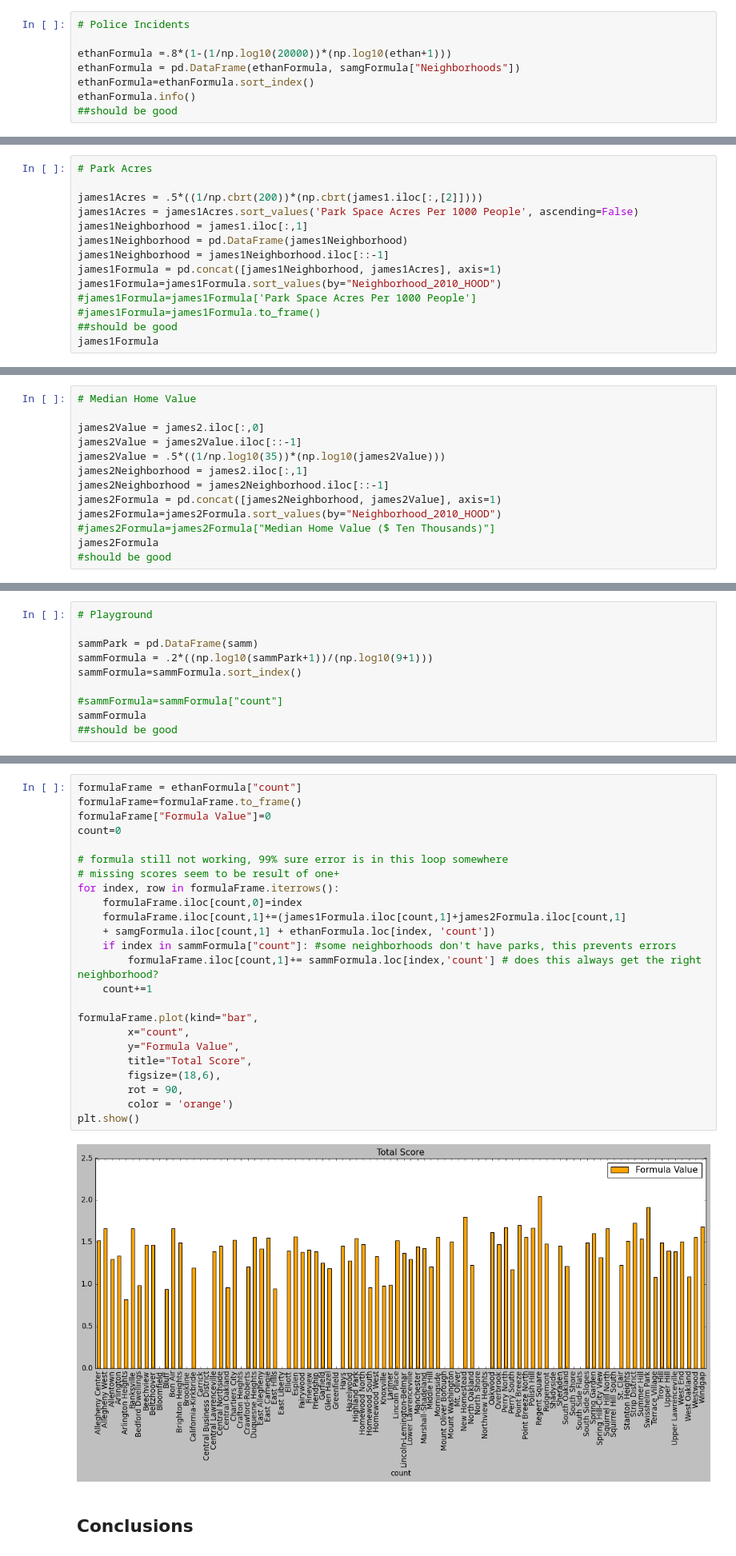
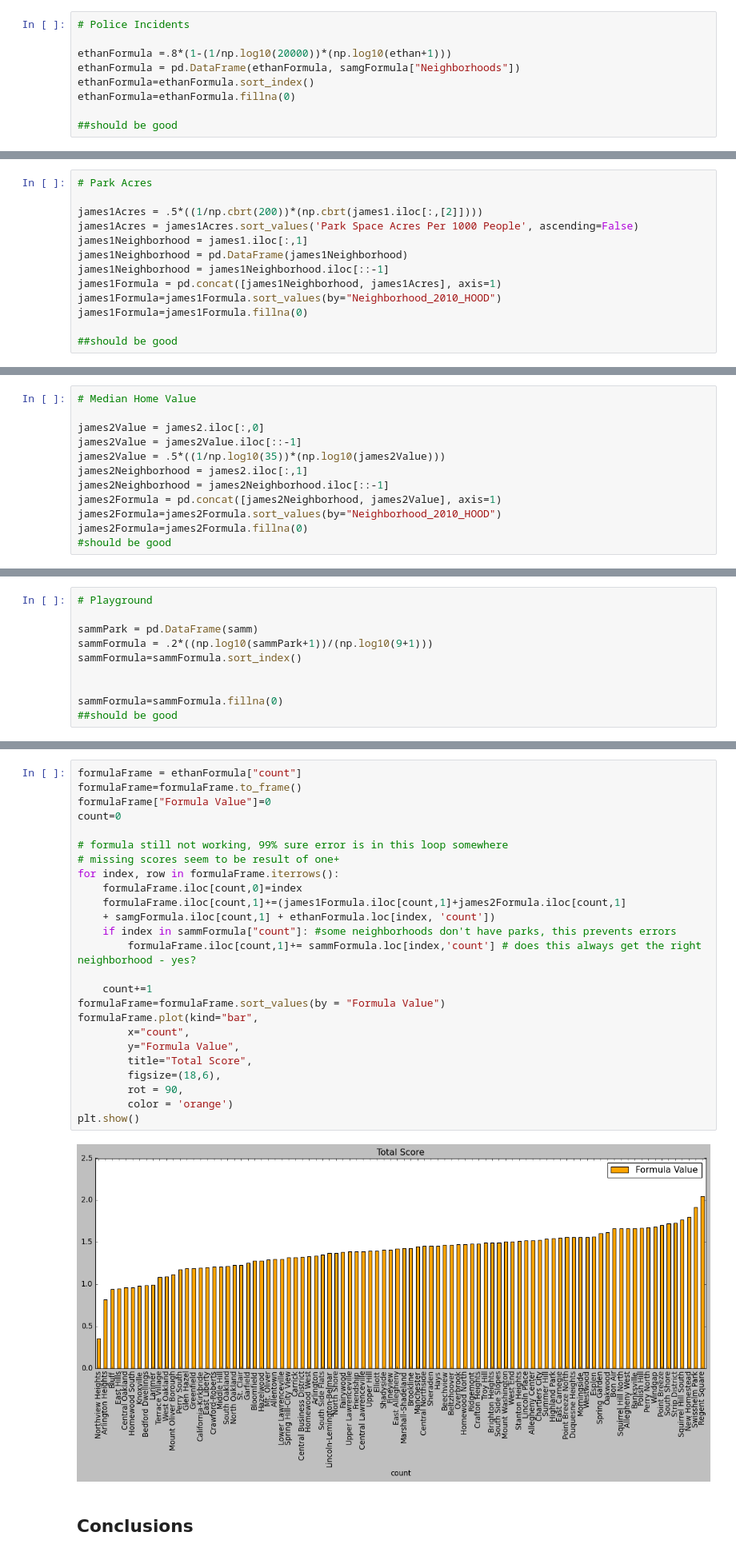
Before and after one commit to JamesW6/BestNeighborhoodProject, a Jupyter notebook: Report (2).ipynb, the cells around one changed output, grey strips where cells are left out. Shown at 80% size. Saved outputs shown, nothing was run; the diff lists cells and outputs as text.

Commit message:
Fixed the formula so that every neighborhood gets a score

```diff
--- a/Report (2).ipynb
+++ b/Report (2).ipynb
@@ -195,5 +183,6 @@ samgFormula
 ethanFormula =.8*(1-(1/np.log10(20000))*(np.log10(ethan+1)))
 ethanFormula = pd.DataFrame(ethanFormula, samgFormula["Neighborhoods"])
 ethanFormula=ethanFormula.sort_index()
-ethanFormula.info()
+ethanFormula=ethanFormula.fillna(0)
+
 ##should be good
@@ -216,7 +196,6 @@ james1Neighborhood = pd.DataFrame(james1Neighborhood)
 james1Neighborhood = james1Neighborhood.iloc[::-1]
 james1Formula = pd.concat([james1Neighborhood, james1Acres], axis=1)
 james1Formula=james1Formula.sort_values(by="Neighborhood_2010_HOOD")
-#james1Formula=james1Formula['Park Space Acres Per 1000 People']
-#james1Formula=james1Formula.to_frame()
+james1Formula=james1Formula.fillna(0)
+
 ##should be good
-james1Formula
@@ -244,6 +209,5 @@ james2Neighborhood = james2.iloc[:,1]
 james2Neighborhood = james2Neighborhood.iloc[::-1]
 james2Formula = pd.concat([james2Neighborhood, james2Value], axis=1)
 james2Formula=james2Formula.sort_values(by="Neighborhood_2010_HOOD")
-#james2Formula=james2Formula["Median Home Value ($ Ten Thousands)"]
-james2Formula
+james2Formula=james2Formula.fillna(0)
 #should be good
@@ -268,6 +218,6 @@ sammPark = pd.DataFrame(samm)
 sammFormula = .2*((np.log10(sammPark+1))/(np.log10(9+1)))
 sammFormula=sammFormula.sort_index()
 
-#sammFormula=sammFormula["count"]
-sammFormula
+
+sammFormula=sammFormula.fillna(0)
 ##should be good
@@ -289,28 +224,29 @@ sammFormula
 # %%
 formulaFrame = ethanFormula["count"]
 formulaFrame=formulaFrame.to_frame()
 formulaFrame["Formula Value"]=0
 count=0
 
 # formula still not working, 99% sure error is in this loop somewhere
 # missing scores seem to be result of one+
 for index, row in formulaFrame.iterrows():
     formulaFrame.iloc[count,0]=index
     formulaFrame.iloc[count,1]+=(james1Formula.iloc[count,1]+james2Formula.iloc[count,1]
     + samgFormula.iloc[count,1] + ethanFormula.loc[index, 'count'])
     if index in sammFormula["count"]: #some neighborhoods don't have parks, this prevents errors
-        formulaFrame.iloc[count,1]+= sammFormula.loc[index,'count'] # does this always get the right neighborhood?
+        formulaFrame.iloc[count,1]+= sammFormula.loc[index,'count'] # does this always get the right neighborhood - yes?
+
     count+=1
-
+formulaFrame=formulaFrame.sort_values(by = "Formula Value")
 formulaFrame.plot(kind="bar",
         x="count",
         y="Formula Value",
         title="Total Score",
         figsize=(18,6),
         rot = 90,
         color = 'orange')
 plt.show()
 # %% [output]
-[figure, old version]
+[figure, new version]
 # %% [markdown]
 ## **Conclusions**
```
Also changed, not shown: parts of 8 cells of this notebook, 2 other files.
